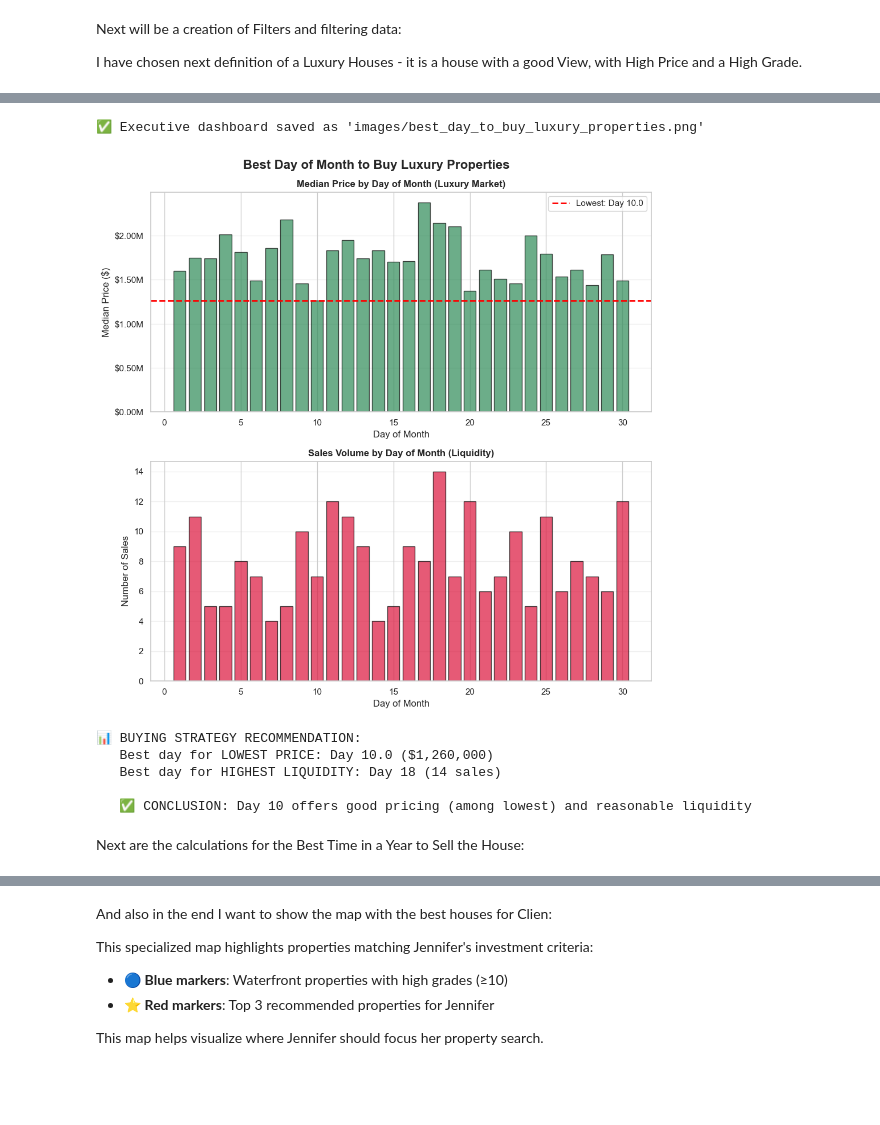
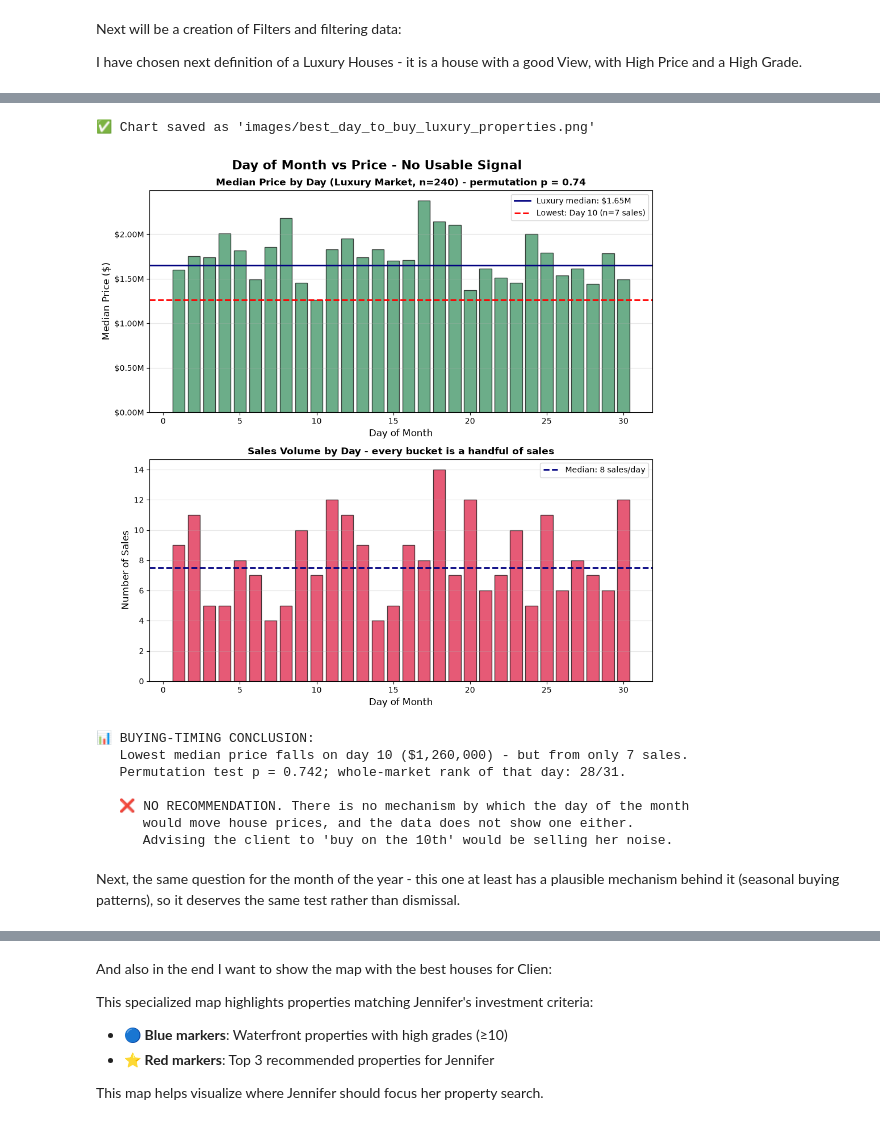
Before and after one commit to PartORG/eda_project_bootcamp, a Jupyter notebook: EDA_Project.ipynb, the cells around one changed output, grey strips where cells are left out. Cells and saved outputs as stored; diff of their text form; code cells hidden in the pictures; blank space fills up the shorter version.

```diff
--- a/EDA_Project.ipynb
+++ b/EDA_Project.ipynb
@@ -843,51 +980,60 @@ Next, I will present the same findings using visualizations for clearer interpre
 # %%
-# Visualization: Best Day of Month to Buy
+# Visualization: price and volume by day of month, with sample sizes made visible
 fig, axes = plt.subplots(2, 1, figsize=(10, 10))
-fig.suptitle('Best Day of Month to Buy Luxury Properties', fontsize=16, fontweight='bold')
+fig.suptitle('Day of Month vs Price - No Usable Signal', fontsize=16, fontweight='bold')
 
-# Left plot: Median price by day
 ax = axes[0]
-ax.bar(daily_median_price_sorted['day_of_month'],
-       daily_median_price_sorted['median_price'],
+ax.bar(daily_median_price['day_of_month'], daily_median_price['median_price'],
        color='seagreen', edgecolor='black', alpha=0.7)
-ax.axhline(daily_median_price_sorted['median_price'].iloc[0],
-           color='red', linestyle='--', linewidth=2,
-           label=f'Lowest: Day {daily_median_price_sorted.iloc[0]["day_of_month"]}')
+ax.axhline(df_luxury_market['price'].median(), color='navy', linestyle='-', linewidth=2,
+           label=f"Luxury median: ${df_luxury_market['price'].median()/1e6:.2f}M")
+ax.axhline(best_day_price['median_price'], color='red', linestyle='--', linewidth=2,
+           label=f"Lowest: Day {int(best_day_price['day_of_month'])} "
+                 f"(n={int(best_day_price['n_sales'])} sales)")
 ax.set_xlabel('Day of Month', fontsize=12)
 ax.set_ylabel('Median Price ($)', fontsize=12)
-ax.set_title('Median Price by Day of Month (Luxury Market)', fontweight='bold')
+ax.set_title(f'Median Price by Day (Luxury Market, n={len(df_luxury_market)}) - '
+             f'permutation p = {p_day:.2f}', fontweight='bold')
 ax.yaxis.set_major_formatter(plt.FuncFormatter(lambda x, p: f'${x/1e6:.2f}M'))
 ax.legend()
 ax.grid(True, alpha=0.3, axis='y')
 
-# Right plot: Sales volume by day
 ax = axes[1]
-ax.bar(daily_sales_volume_sorted['sale_day'],
-       daily_sales_volume_sorted['sales_count'],
-       color='crimson', edgecolor='black', alpha=0.7)
+bars = ax.bar(daily_sales_volume['sale_day'], daily_sales_volume['sales_count'],
+              color='crimson', edgecolor='black', alpha=0.7)
+ax.axhline(daily_sales_volume['sales_count'].median(), color='navy', linestyle='--',
+           linewidth=2, label=f"Median: {daily_sales_volume['sales_count'].median():.0f} sales/day")
 ax.set_xlabel('Day of Month', fontsize=12)
 ax.set_ylabel('Number of Sales', fontsize=12)
-ax.set_title('Sales Volume by Day of Month (Liquidity)', fontweight='bold')
+ax.set_title('Sales Volume by Day - every bucket is a handful of sales', fontweight='bold')
+ax.legend()
 ax.grid(True, alpha=0.3, axis='y')
 
 plt.tight_layout()
 plt.savefig('images/best_day_to_buy_luxury_properties.png', dpi=300, bbox_inches='tight')
-print("✅ Executive dashboard saved as 'images/best_day_to_buy_luxury_properties.png'")
+print("✅ Chart saved as 'images/best_day_to_buy_luxury_properties.png'")
 plt.show()
 
-# Summary
-print(f"\n📊 BUYING STRATEGY RECOMMENDATION:")
-print(f"   Best day for LOWEST PRICE: Day {best_day_price['day_of_month']} (${best_day_price['median_price']:,.0f})")
-print(f"   Best day for HIGHEST LIQUIDITY: Day {best_day_volume['sale_day']} ({best_day_volume['sales_count']} sales)")
-print(f"\n   ✅ CONCLUSION: Day 10 offers good pricing (among lowest) and reasonable liquidity")
+print(f"\n📊 BUYING-TIMING CONCLUSION:")
+print(f"   Lowest median price falls on day {int(best_day_price['day_of_month'])} "
+      f"(${best_day_price['median_price']:,.0f}) - but from only "
+      f"{int(best_day_price['n_sales'])} sales.")
+print(f"   Permutation test p = {p_day:.3f}; whole-market rank of that day: {rank}/31.")
+print(f"\n   ❌ NO RECOMMENDATION. There is no mechanism by which the day of the month")
+print(f"      would move house prices, and the data does not show one either.")
+print(f"      Advising the client to 'buy on the 10th' would be selling her noise.")
 # %% [output]
-✅ Executive dashboard saved as 'images/best_day_to_buy_luxury_properties.png'
+✅ Chart saved as 'images/best_day_to_buy_luxury_properties.png'
-[figure, old version]
+[figure, new version]
-📊 BUYING STRATEGY RECOMMENDATION:
-   Best day for LOWEST PRICE: Day 10.0 ($1,260,000)
-   Best day for HIGHEST LIQUIDITY: Day 18 (14 sales)
+📊 BUYING-TIMING CONCLUSION:
+   Lowest median price falls on day 10 ($1,260,000) - but from only 7 sales.
+   Permutation test p = 0.742; whole-market rank of that day: 28/31.
 
-   ✅ CONCLUSION: Day 10 offers good pricing (among lowest) and reasonable liquidity
+   ❌ NO RECOMMENDATION. There is no mechanism by which the day of the month
+      would move house prices, and the data does not show one either.
+      Advising the client to 'buy on the 10th' would be selling her noise.
 # %% [markdown]
-Next are the calculations for the Best Time in a Year to Sell the House:
+Next, the same question for the month of the year - this one at least has a
+plausible mechanism behind it (seasonal buying patterns), so it deserves the same
+test rather than dismissal.
 # %%
```
Also changed, not shown: parts of 31 cells of this notebook, 15 other files.
